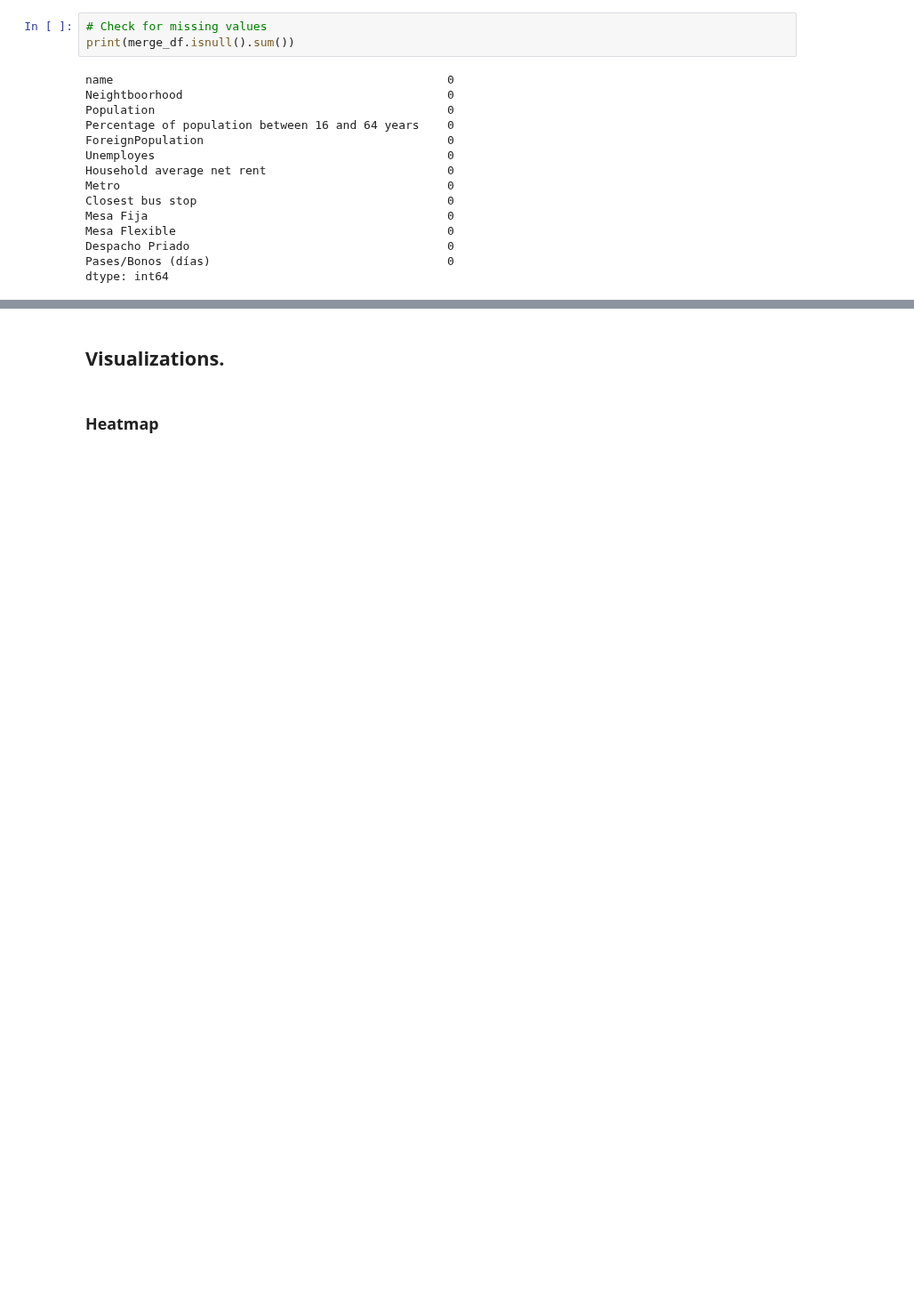
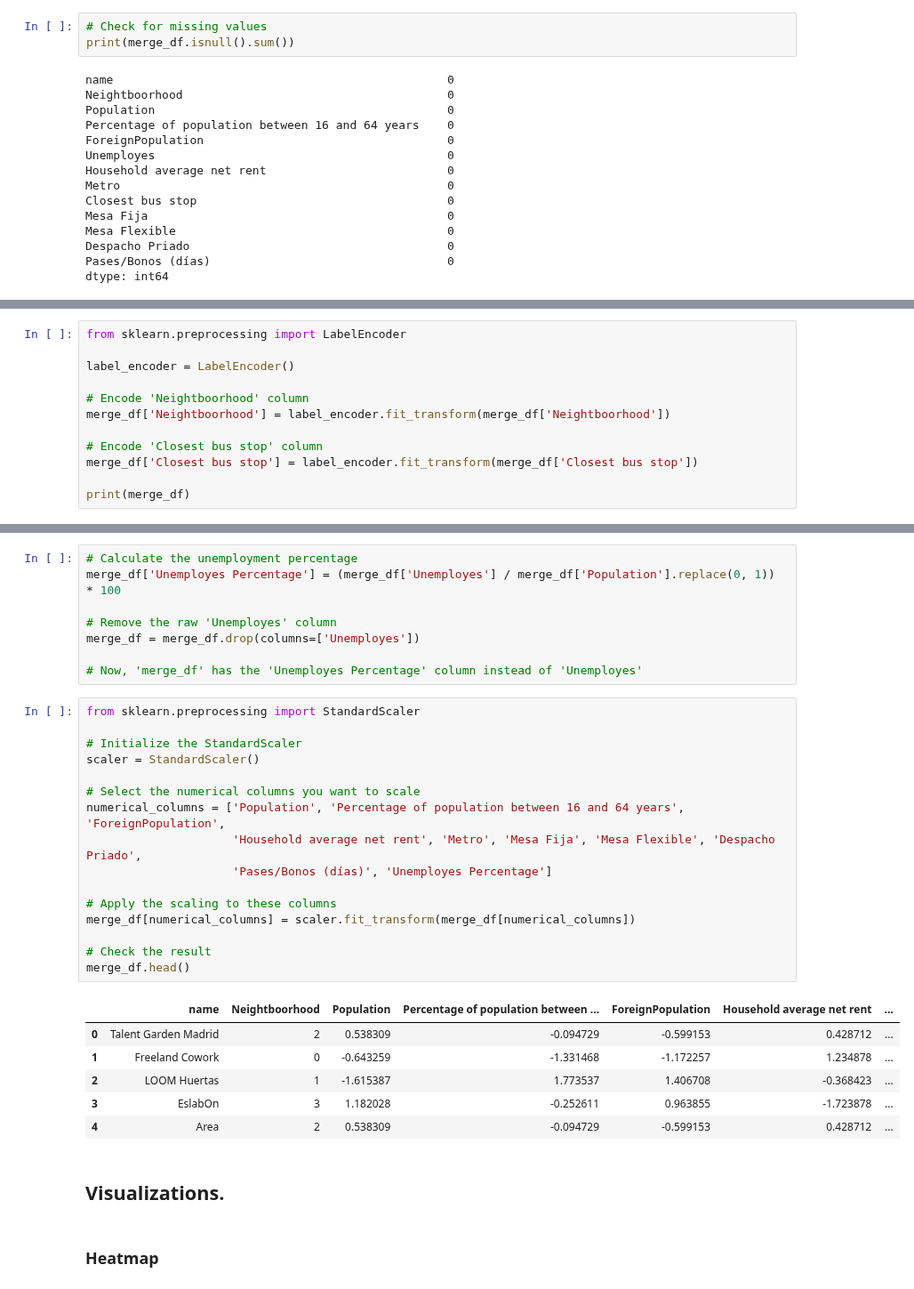
Before and after one commit to GabrielFersPin/Coworking, a Jupyter notebook: src/data_processing/predictions.ipynb, the cells around one changed output, grey strips where cells are left out. Shown at 89% size. Cells and saved outputs as stored; diff of their text form; blank space fills up the shorter version.

```diff
--- a/src/data_processing/predictions.ipynb
+++ b/src/data_processing/predictions.ipynb
@@ -118,0 +121,12 @@ dtype: int64
+# %%
+from sklearn.preprocessing import LabelEncoder
+
+label_encoder = LabelEncoder()
+
+# Encode 'Neightboorhood' column
+merge_df['Neightboorhood'] = label_encoder.fit_transform(merge_df['Neightboorhood'])
+
+# Encode 'Closest bus stop' column
+merge_df['Closest bus stop'] = label_encoder.fit_transform(merge_df['Closest bus stop'])
+
+print(merge_df)
@@ -119,3 +151,34 @@ dtype: int64
+# %%
+# Calculate the unemployment percentage
+merge_df['Unemployes Percentage'] = (merge_df['Unemployes'] / merge_df['Population'].replace(0, 1)) * 100
+
+# Remove the raw 'Unemployes' column
+merge_df = merge_df.drop(columns=['Unemployes'])
+
+# Now, 'merge_df' has the 'Unemployes Percentage' column instead of 'Unemployes'
+# %%
+from sklearn.preprocessing import StandardScaler
+
+# Initialize the StandardScaler
+scaler = StandardScaler()
+
+# Select the numerical columns you want to scale
+numerical_columns = ['Population', 'Percentage of population between 16 and 64 years', 'ForeignPopulation',
+                     'Household average net rent', 'Metro', 'Mesa Fija', 'Mesa Flexible', 'Despacho Priado',
+                     'Pases/Bonos (días)', 'Unemployes Percentage']
+
+# Apply the scaling to these columns
+merge_df[numerical_columns] = scaler.fit_transform(merge_df[numerical_columns])
+
+# Check the result
+merge_df.head()
+# %% [output]
+|  | name | Neightboorhood | Population | Percentage of population between ... | ForeignPopulation | Household average net rent | ... |
+| 0 | Talent Garden Madrid | 2 | 0.538309 | -0.094729 | -0.599153 | 0.428712 | ... |
+| 1 | Freeland Cowork | 0 | -0.643259 | -1.331468 | -1.172257 | 1.234878 | ... |
+| 2 | LOOM Huertas | 1 | -1.615387 | 1.773537 | 1.406708 | -0.368423 | ... |
+| 3 | EslabOn | 3 | 1.182028 | -0.252611 | 0.963855 | -1.723878 | ... |
+| 4 | Area | 2 | 0.538309 | -0.094729 | -0.599153 | 0.428712 | ... |
 # %% [markdown]
 ## Visualizations.
 # %% [markdown]
```
Also changed, not shown: parts of 2 cells of this notebook.
